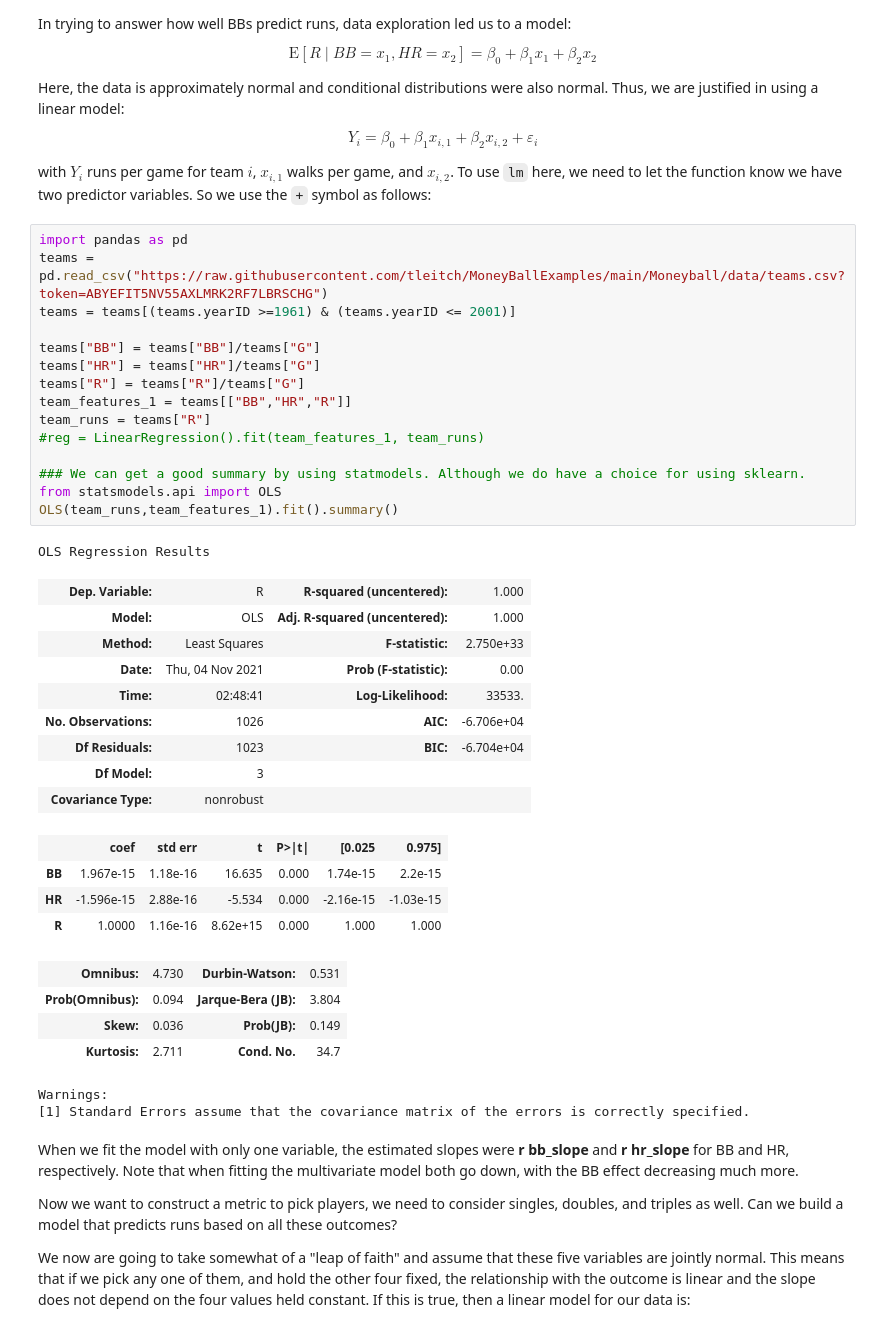
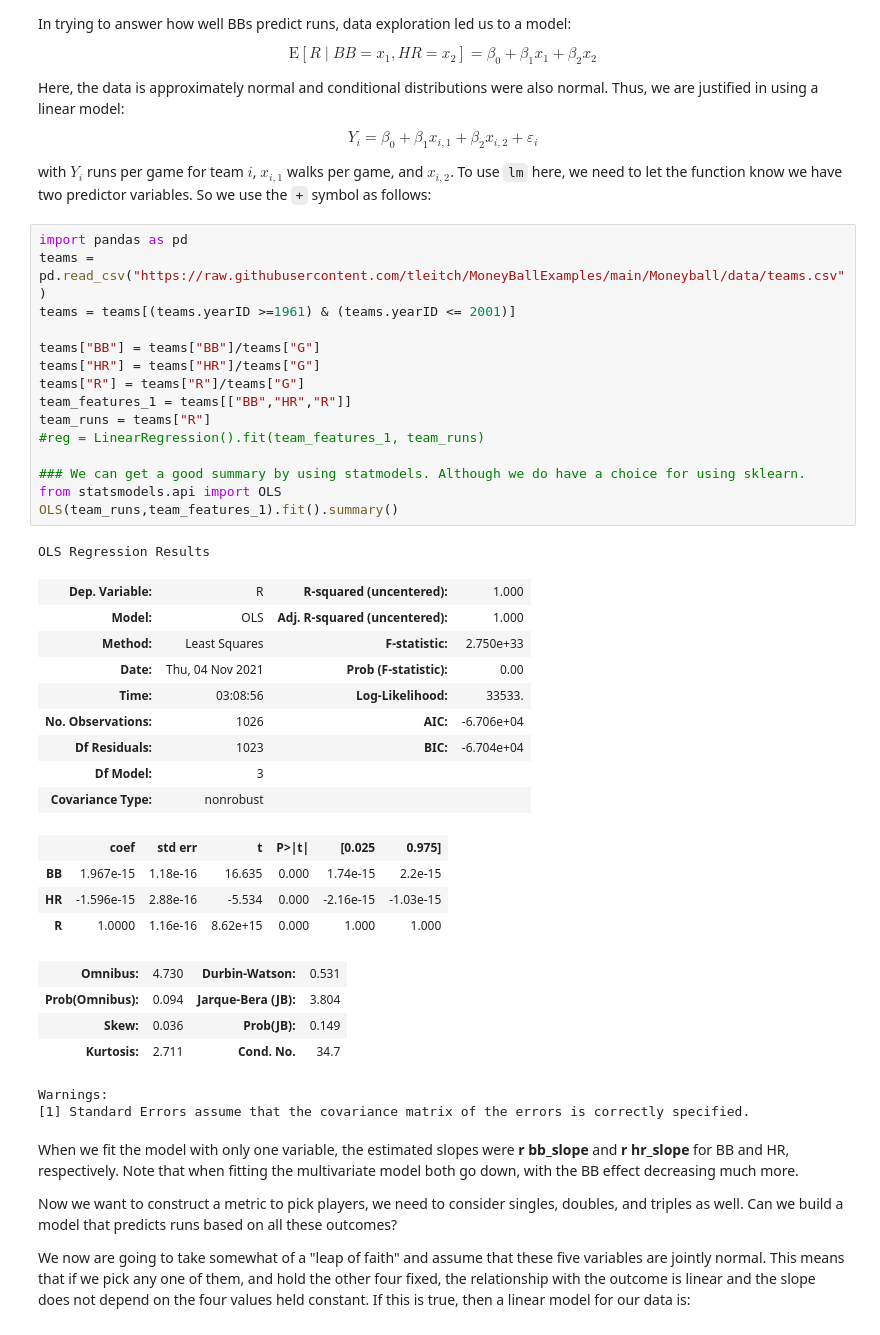
Before and after one commit to tleitch/MoneyBallExamples, a Jupyter notebook: deatiledMoneyball.ipynb, the cells around one changed output. Cells and saved outputs as stored; diff of their text form.

```diff
--- a/deatiledMoneyball.ipynb
+++ b/deatiledMoneyball.ipynb
@@ -102,26 +99,26 @@ $$
 with $Y_i$ runs per game for team $i$, $x_{i,1}$ walks per game, and $x_{i,2}$. To use `lm` here, we need to let the function know we have two predictor variables. So we use the `+` symbol as follows:
 # %%
 import pandas as pd
-teams = pd.read_csv("https://raw.githubusercontent.com/tleitch/MoneyBallExamples/main/Moneyball/data/teams.csv?token=ABYEFIT5NV55AXLMRK2RF7LBRSCHG")
+teams = pd.read_csv("https://raw.githubusercontent.com/tleitch/MoneyBallExamples/main/Moneyball/data/teams.csv")
 teams = teams[(teams.yearID >=1961) & (teams.yearID <= 2001)]
 
 teams["BB"] = teams["BB"]/teams["G"]
 teams["HR"] = teams["HR"]/teams["G"]
 teams["R"] = teams["R"]/teams["G"]
 team_features_1 = teams[["BB","HR","R"]]
 team_runs = teams["R"]
 #reg = LinearRegression().fit(team_features_1, team_runs)
 
 ### We can get a good summary by using statmodels. Although we do have a choice for using sklearn.
 from statsmodels.api import OLS
 OLS(team_runs,team_features_1).fit().summary()
 # %% [output]
 OLS Regression Results
 | Dep. Variable: | R | R-squared (uncentered): | 1.000 |
 | Model: | OLS | Adj. R-squared (uncentered): | 1.000 |
 | Method: | Least Squares | F-statistic: | 2.750e+33 |
 | Date: | Thu, 04 Nov 2021 | Prob (F-statistic): | 0.00 |
-| Time: | 02:48:41 | Log-Likelihood: | 33533. |
+| Time: | 03:08:56 | Log-Likelihood: | 33533. |
 | No. Observations: | 1026 | AIC: | -6.706e+04 |
 | Df Residuals: | 1023 | BIC: | -6.704e+04 |
 | Df Model: | 3 |  |  |
```
Also changed, not shown: parts of 8 cells of this notebook.
